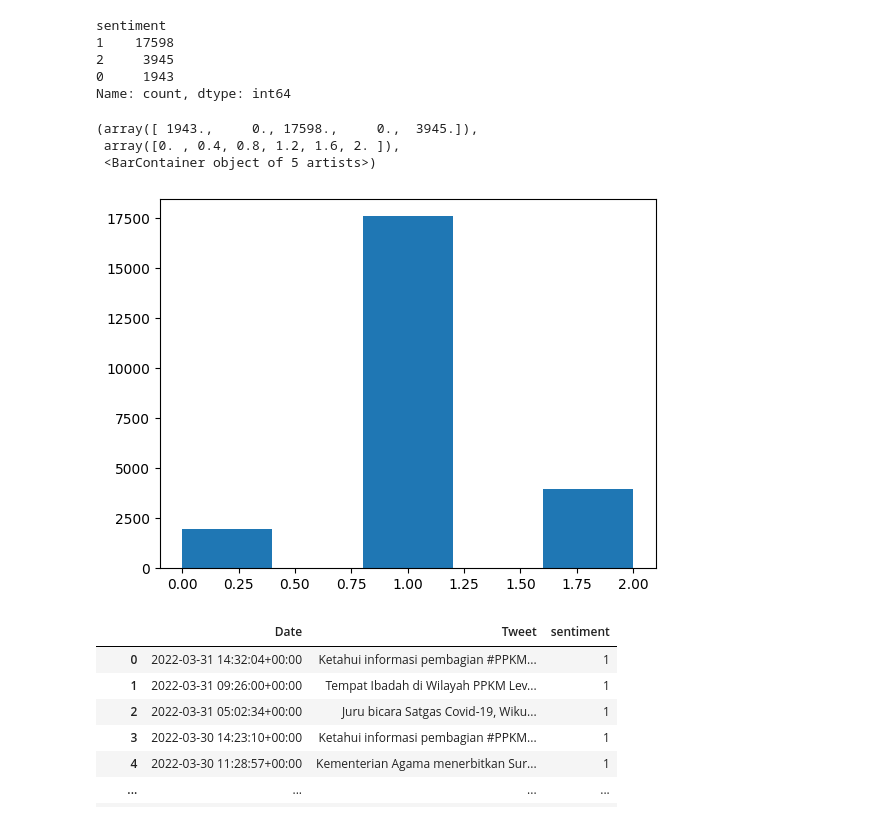
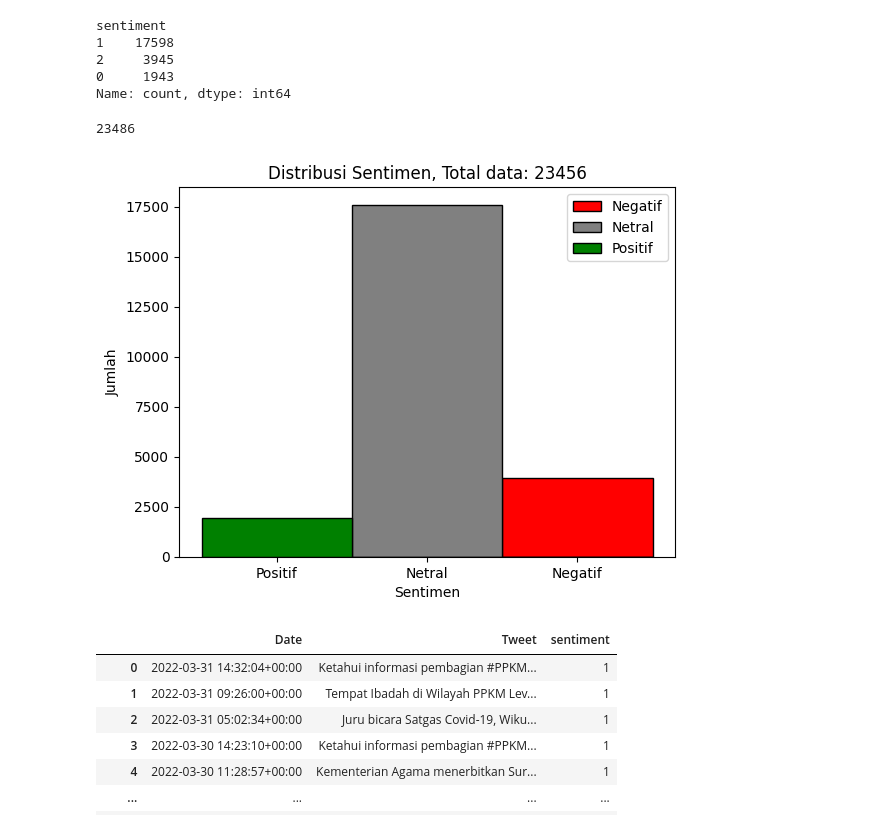
Before and after one commit to amrullh/sentimen_analys_twitter, a Jupyter notebook: twitter_model.ipynb, the cells around one changed output. Cells and saved outputs as stored; diff of their text form; code cells hidden in the pictures.

```diff
--- a/twitter_model.ipynb
+++ b/twitter_model.ipynb
@@ -80,13 +80,48 @@ sentiment
 2     3945
 0     1943
 Name: count, dtype: int64
+# %%
+len(df['sentiment'])
+# %% [output]
+23486
 # %%
-plt.hist(df['sentiment'], bins= 5)
+
+
+# Definisikan warna dan label
+colors = {0: 'green', 1: 'gray', 2: 'red'}
+labels = {0: 'Positif', 1: 'Netral', 2: 'Negatif'}
+
+# Pisahkan data berdasarkan sentimen
+sentimen_0 = df[df['sentiment'] == 0]
+sentimen_1 = df[df['sentiment'] == 1]
+sentimen_2 = df[df['sentiment'] == 2]
+
+# Hitung total data
+total_data = len(df)
+
+# Buat histogram secara terpisah untuk setiap sentimen
+plt.hist(sentimen_2['sentiment'], bins=np.arange(-0.5, 3.5, 1), color=colors[2], label=labels[2], edgecolor='black')
+plt.hist(sentimen_1['sentiment'], bins=np.arange(-0.5, 3.5, 1), color=colors[1], label=labels[1], edgecolor='black')
+plt.hist(sentimen_0['sentiment'], bins=np.arange(-0.5, 3.5, 1), color=colors[0], label=labels[0], edgecolor='black')
+
+
+
+# Atur label sumbu x dan y
+plt.xlabel('Sentimen')
+plt.ylabel('Jumlah')
+
+# Atur judul plot
+plt.title('Distribusi Sentimen, Total data: 23456')
+
+# Tampilkan legenda
+plt.legend()
+
+# Atur ticks pada sumbu x agar lebih informatif
+plt.xticks(ticks=[0, 1, 2], labels=['Positif', 'Netral', 'Negatif'])
+
+plt.show()
 # %% [output]
-(array([ 1943.,     0., 17598.,     0.,  3945.]),
- array([0. , 0.4, 0.8, 1.2, 1.6, 2. ]),
- <BarContainer object of 5 artists>)
-[figure, old version]
+[figure, new version]
 # %%
 df = df.drop('User', axis= 1)
 # %%
```
Also changed, not shown: 1 other file.
